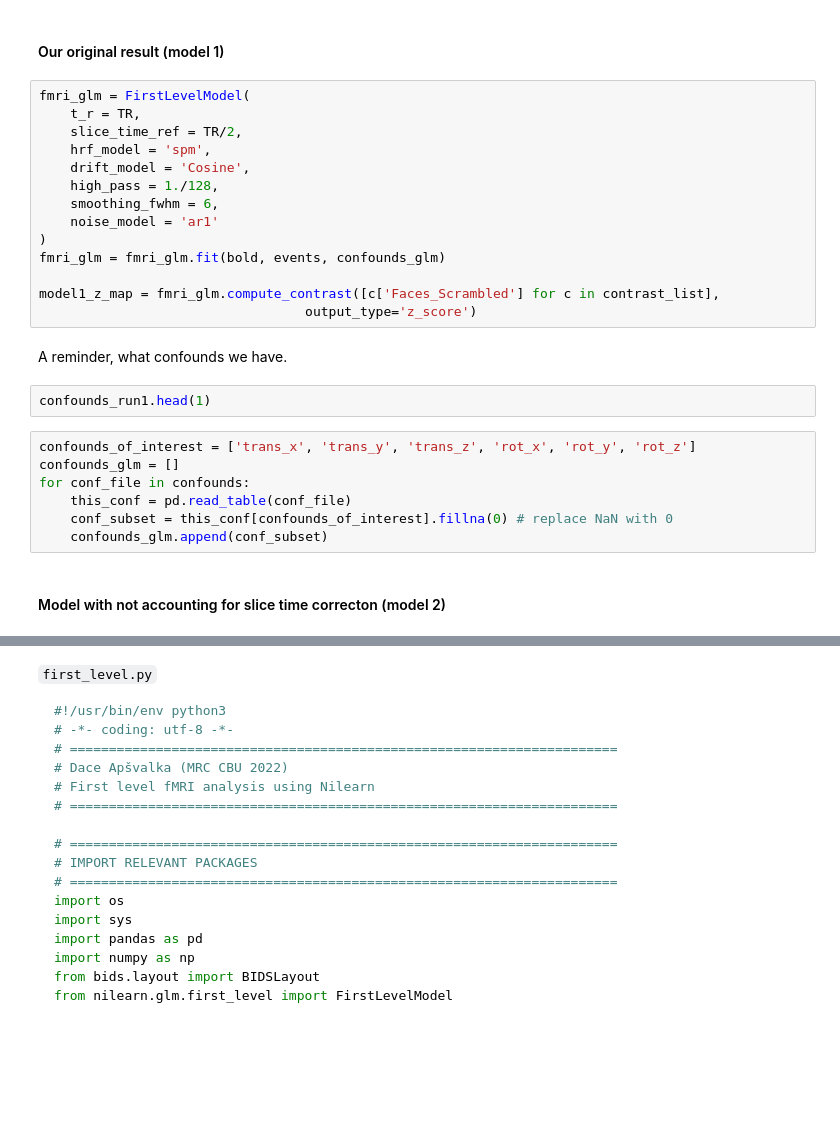
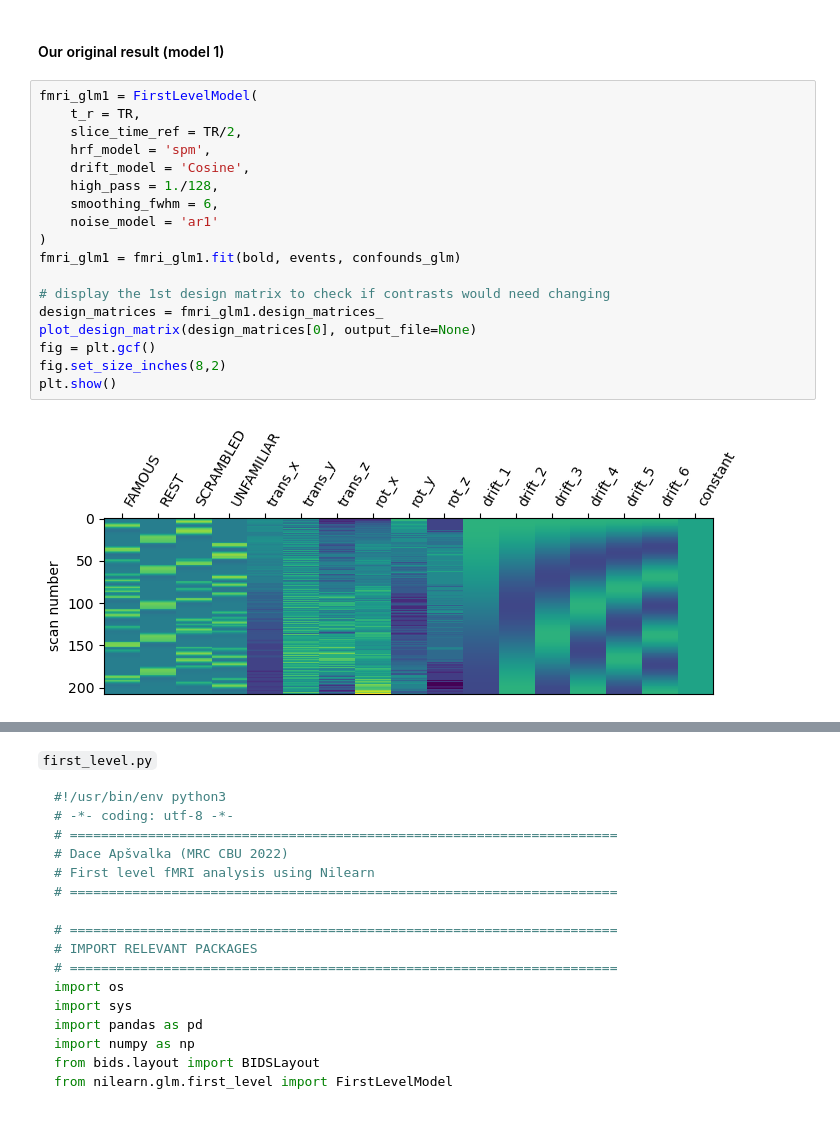
Before and after one commit to dcdace/COGNESTIC-fMRI, a Jupyter notebook: class-materials/04_nb_Subject-Level-Analysis.ipynb, the cells around one changed output, grey strips where cells are left out. Cells and saved outputs as stored; diff of their text form; blank space fills up the shorter version.

```diff
--- a/class-materials/04_nb_Subject-Level-Analysis.ipynb
+++ b/class-materials/04_nb_Subject-Level-Analysis.ipynb
@@ -523,29 +535,22 @@ bold = layout.get(subject=sID, datatype='func', space='T1w', desc='preproc', ext
 # %% [markdown]
 #### Our original result (model 1)
 # %%
-fmri_glm = FirstLevelModel(
+fmri_glm1 = FirstLevelModel(
     t_r = TR,
     slice_time_ref = TR/2,
     hrf_model = 'spm',
     drift_model = 'Cosine',
     high_pass = 1./128,
     smoothing_fwhm = 6,
     noise_model = 'ar1'
 )
-fmri_glm = fmri_glm.fit(bold, events, confounds_glm)
+fmri_glm1 = fmri_glm1.fit(bold, events, confounds_glm)
 
-model1_z_map = fmri_glm.compute_contrast([c['Faces_Scrambled'] for c in contrast_list],
-                                  output_type='z_score')
+# display the 1st design matrix to check if contrasts would need changing
+design_matrices = fmri_glm1.design_matrices_
+plot_design_matrix(design_matrices[0], output_file=None)
+fig = plt.gcf()
+fig.set_size_inches(8,2)
+plt.show()
+# %% [output]
+[figure, added]
-# %% [markdown]
-A reminder, what confounds we have.
-# %%
-confounds_run1.head(1)
-# %%
-confounds_of_interest = ['trans_x', 'trans_y', 'trans_z', 'rot_x', 'rot_y', 'rot_z']
-confounds_glm = []
-for conf_file in confounds:
-    this_conf = pd.read_table(conf_file)
-    conf_subset = this_conf[confounds_of_interest].fillna(0) # replace NaN with 0
-    confounds_glm.append(conf_subset)
-# %% [markdown]
-#### Model with not accounting for slice time correcton (model 2)
```
Also changed, not shown: parts of 23 cells of this notebook.
